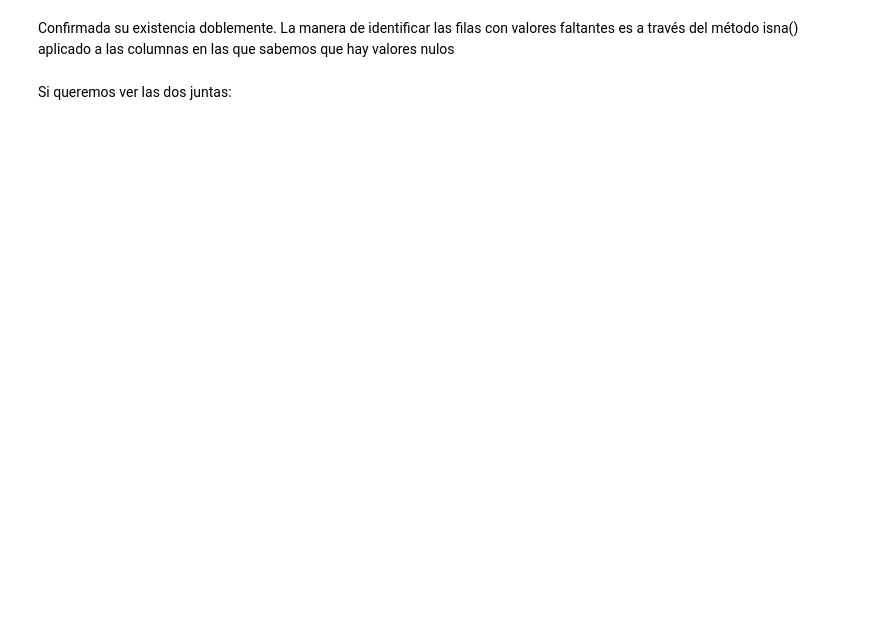
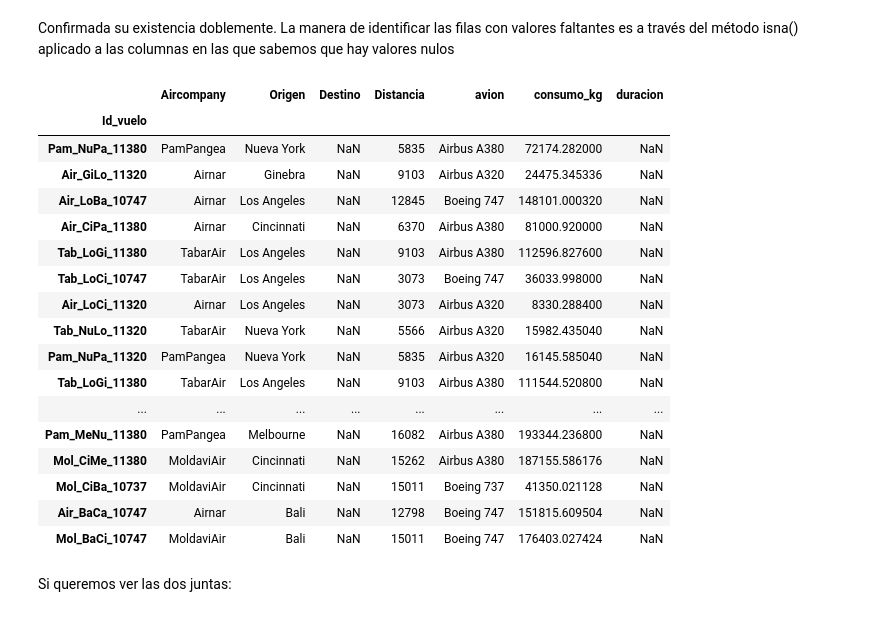
Before and after one commit to claudiomillanmartin/Claudio-Millan-Martin-DSOline, a Jupyter notebook: Bloque_2/02_Herramientas_Avanzadas copia/Sprint_04/02_Pandas_II/01_Workout/06_Nulos.ipynb, the cells around one changed output. Drawn from its saved outputs; the diff is of its cells as text; code cells hidden in the pictures; blank space fills up the shorter version.

```diff
--- a/Bloque_2/02_Herramientas_Avanzadas copia/Sprint_04/02_Pandas_II/01_Workout/06_Nulos.ipynb
+++ b/Bloque_2/02_Herramientas_Avanzadas copia/Sprint_04/02_Pandas_II/01_Workout/06_Nulos.ipynb
@@ -27,4 +98,28 @@ Para verlo con más precisión, primero aplicaremos el método value_counts con
 # %% [markdown]
 Confirmada su existencia doblemente. La manera de identificar las filas con valores faltantes es a través del método isna() aplicado a las columnas en las que sabemos que hay valores nulos
+# %%
+es_destino_aN = df_aviones["Destino"].isna()
+es_duracion_NaN = df_aviones["duracion"].isna()
+
+df_aviones.loc[es_destino_aN & es_duracion_NaN]
+# %% [output]
+|  | Aircompany | Origen | Destino | Distancia | avion | consumo_kg | duracion |
+| Id_vuelo |  |  |  |  |  |  |  |
+| Pam_NuPa_11380 | PamPangea | Nueva York | NaN | 5835 | Airbus A380 | 72174.282000 | NaN |
+| Air_GiLo_11320 | Airnar | Ginebra | NaN | 9103 | Airbus A320 | 24475.345336 | NaN |
+| Air_LoBa_10747 | Airnar | Los Angeles | NaN | 12845 | Boeing 747 | 148101.000320 | NaN |
+| Air_CiPa_11380 | Airnar | Cincinnati | NaN | 6370 | Airbus A380 | 81000.920000 | NaN |
+| Tab_LoGi_11380 | TabarAir | Los Angeles | NaN | 9103 | Airbus A380 | 112596.827600 | NaN |
+| Tab_LoCi_10747 | TabarAir | Los Angeles | NaN | 3073 | Boeing 747 | 36033.998000 | NaN |
+| Air_LoCi_11320 | Airnar | Los Angeles | NaN | 3073 | Airbus A320 | 8330.288400 | NaN |
+| Tab_NuLo_11320 | TabarAir | Nueva York | NaN | 5566 | Airbus A320 | 15982.435040 | NaN |
+| Pam_NuPa_11320 | PamPangea | Nueva York | NaN | 5835 | Airbus A320 | 16145.585040 | NaN |
+| Tab_LoGi_11380 | TabarAir | Los Angeles | NaN | 9103 | Airbus A380 | 111544.520800 | NaN |
+| ... | ... | ... | ... | ... | ... | ... | ... |
+| Pam_MeNu_11380 | PamPangea | Melbourne | NaN | 16082 | Airbus A380 | 193344.236800 | NaN |
+| Mol_CiMe_11380 | MoldaviAir | Cincinnati | NaN | 15262 | Airbus A380 | 187155.586176 | NaN |
+| Mol_CiBa_10737 | MoldaviAir | Cincinnati | NaN | 15011 | Boeing 737 | 41350.021128 | NaN |
+| Air_BaCa_10747 | Airnar | Bali | NaN | 12798 | Boeing 747 | 151815.609504 | NaN |
+| Mol_BaCi_10747 | MoldaviAir | Bali | NaN | 15011 | Boeing 747 | 176403.027424 | NaN |
 # %% [markdown]
 Si queremos ver las dos juntas:
```
Also changed, not shown: parts of 18 cells of this notebook, 5 other files.
